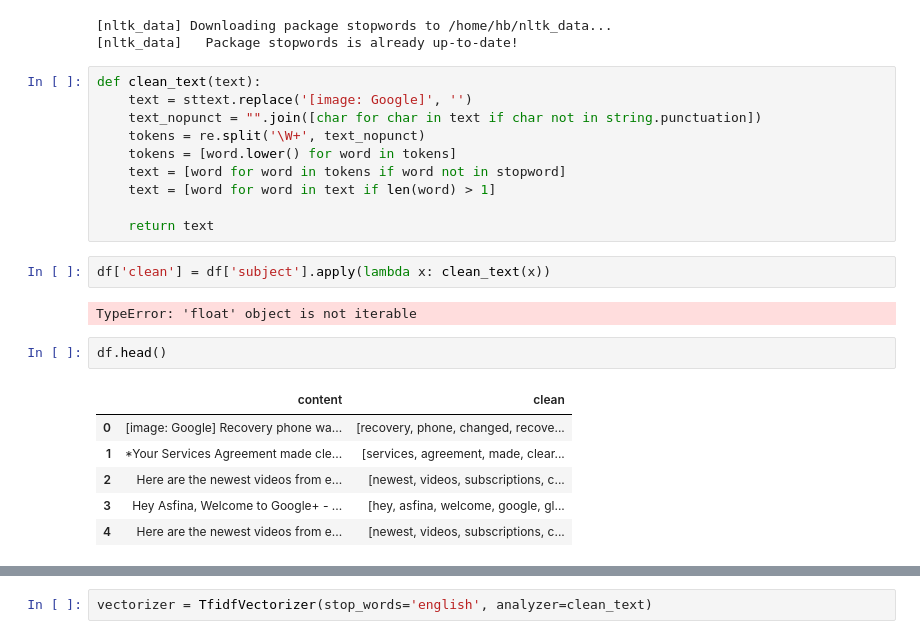
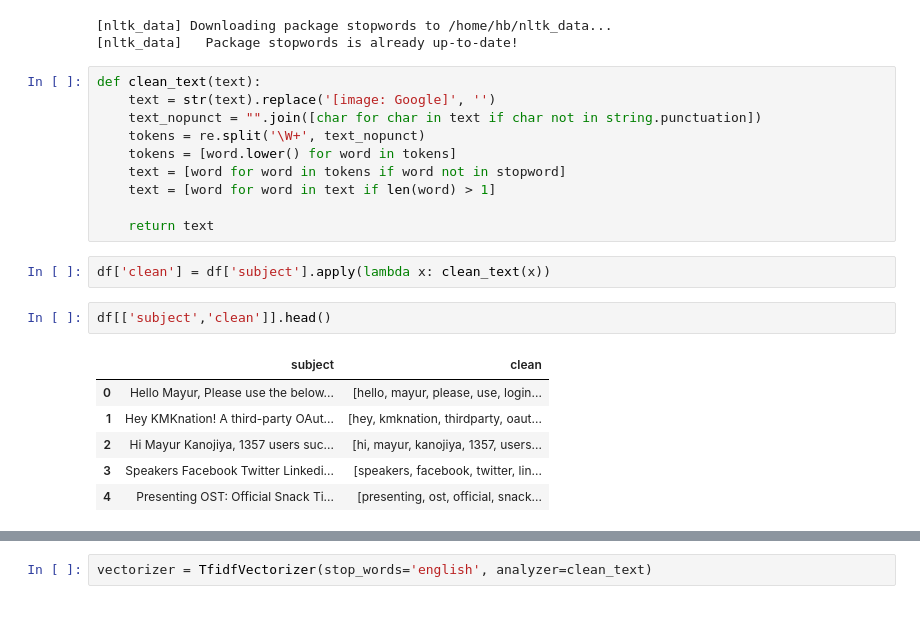
Before and after one commit to KMKnation/semantic_search_engine, a Jupyter notebook: clustering.ipynb, the cells around one changed output, grey strips where cells are left out. Drawn from its saved outputs; the diff is of its cells as text.

```diff
--- a/clustering.ipynb
+++ b/clustering.ipynb
@@ -41,7 +41,7 @@ stopword = nltk.corpus.stopwords.words('english')
 [nltk_data]   Package stopwords is already up-to-date!
 # %%
 def clean_text(text):
-    text = sttext.replace('[image: Google]', '')
+    text = str(text).replace('[image: Google]', '')
     text_nopunct = "".join([char for char in text if char not in string.punctuation])
     tokens = re.split('\W+', text_nopunct)
     tokens = [word.lower() for word in tokens]
@@ -51,14 +51,12 @@ def clean_text(text):
     return text
 # %%
 df['clean'] = df['subject'].apply(lambda x: clean_text(x))
-# %% [output]
-TypeError: 'float' object is not iterable
 # %%
-df.head()
+df[['subject','clean']].head()
 # %% [output]
-|  | content | clean |
-| 0 | [image: Google] Recovery phone wa... | [recovery, phone, changed, recove... |
-| 1 | *Your Services Agreement made cle... | [services, agreement, made, clear... |
-| 2 | Here are the newest videos from e... | [newest, videos, subscriptions, c... |
-| 3 | Hey Asfina, Welcome to Google+ - ... | [hey, asfina, welcome, google, gl... |
-| 4 | Here are the newest videos from e... | [newest, videos, subscriptions, c... |
+|  | subject | clean |
+| 0 | Hello Mayur, Please use the below... | [hello, mayur, please, use, login... |
+| 1 | Hey KMKnation! A third-party OAut... | [hey, kmknation, thirdparty, oaut... |
+| 2 | Hi Mayur Kanojiya, 1357 users suc... | [hi, mayur, kanojiya, 1357, users... |
+| 3 | Speakers Facebook Twitter Linkedi... | [speakers, facebook, twitter, lin... |
+| 4 | Presenting OST: Official Snack Ti... | [presenting, ost, official, snack... |
```
Also changed, not shown: parts of 19 cells of this notebook, 5 other files.
